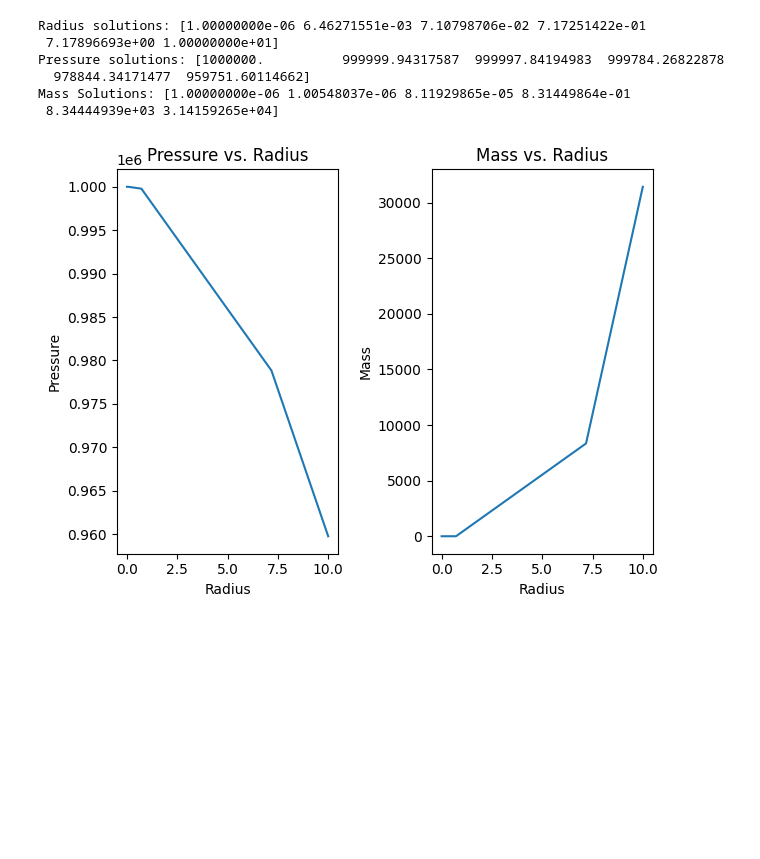
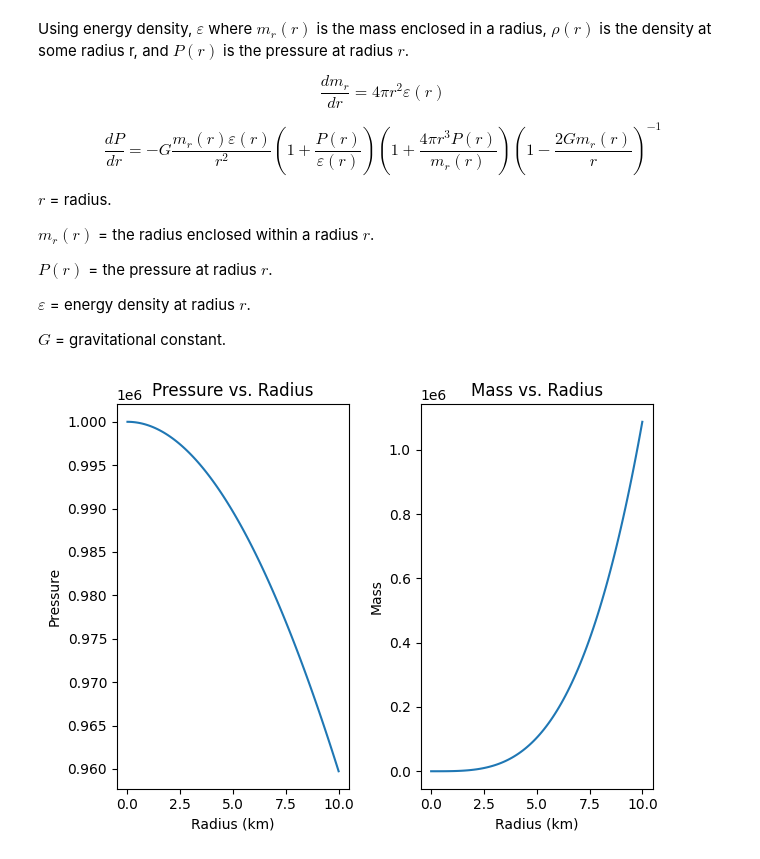
Before and after one commit to EHMD28/learn-scipy, a Jupyter notebook: tov.ipynb, the cells around one changed output. Saved outputs shown, nothing was run; the diff lists cells and outputs as text; code cells hidden in the pictures; blank space fills up the shorter version.

Commit message:
programmatically finding kappa and gamma

```diff
--- a/tov.ipynb
+++ b/tov.ipynb
@@ -50,3 +102,28 @@ $$
+# %% [markdown]
+Using energy density, $\varepsilon$ where $m_r(r)$ is the mass enclosed in a radius, $\rho(r)$ is the density at some radius r, and
+$P(r)$ is the pressure at radius $r$.
+
+$$
+\frac{dm_r}{dr} = 4\pi r^2 \varepsilon(r)
+$$
+
+$$
+\frac{dP}{dr}=
+    -G\frac{m_r(r)\varepsilon(r)}{r^2}
+    \left(1+\frac{P(r)}{\varepsilon(r)}\right)
+    \left(1+\frac{4\pi r^3 P(r)}{m_r(r)}\right)
+    \left(1-\frac{2 Gm_r(r)}{r}\right)^{-1}
+$$
+
+$r$ = radius.
+
+$m_r(r)$ = the radius enclosed within a radius $r$.
+
+$P(r)$ = the pressure at radius $r$.
+
+$\varepsilon$ = energy density at radius $r$.
+
+$G$ = gravitational constant.
 # %%
 import numpy as np
 from scipy.constants import G, pi
@@ -54,12 +131,14 @@ from scipy.integrate import solve_ivp
 
 def energy_density(p):
     '''
-    Calculates the energy density as a function of pressure.
+    Calculates the energy density as a function of pressure using estimated midline values for kappa and gamma.
     '''
-    # TODO: Add valid values
-    K = 1
-    gamma = 2
+    K = kappa_m
+    gamma = gamma_m
     return (p / K) ** (1 / gamma)
+
+def pressure(r):
+    ...
 
 def tov_rhs(r, state):
     '''
@@ -77,54 +156,46 @@ def tov_rhs(r, state):
     dp_dr = f1 * f2 * f3 * f4
     return [dp_dr, dm_dr]
 
+# The interval one which to evaluate solve_ivp()
 R_0 = 1e-6
 R_MAX = 10
-R_SPAN = (R_0, R_MAX)
-P_0 = 1e6
+r_points = np.linspace(R_0, R_MAX, num=100)
+# Central pressure.
+P_C = 1e6
+# Central enclosed mass.
 M_0 = 1e-6
 
 def solve():
-    intial_conditions = (P_0, M_0)
     return solve_ivp(
         tov_rhs,
-        R_SPAN,
-        intial_conditions
+        t_span=(R_0, R_MAX),
+        t_eval=r_points,
+        y0=(P_C, M_0)
     )
-
-solutions = solve()
-r_solutions = solutions.t
-p_solutions = solutions.y[0]
-m_solutions = solutions.y[1]
-
-print(f"Radius solutions: {r_solutions}")
-print(f"Pressure solutions: {p_solutions}")
-print(f"Mass Solutions: {m_solutions}")
-# %% [output]
-Radius solutions: [1.00000000e-06 6.46271551e-03 7.10798706e-02 7.17251422e-01
- 7.17896693e+00 1.00000000e+01]
-Pressure solutions: [1000000.          999999.94317587  999997.84194983  999784.26822878
-  978844.34171477  959751.60114662]
-Mass Solutions: [1.00000000e-06 1.00548037e-06 8.11929865e-05 8.31449864e-01
- 8.34444939e+03 3.14159265e+04]
 # %%
 from matplotlib.axes import Axes
 from matplotlib.figure import Figure
 import matplotlib.pyplot as plt
+
+solutions = solve()
+r_solutions = solutions.t
+p_solutions = solutions.y[0]
+m_solutions = solutions.y[1]
 
 subplots: tuple[Figure, tuple[Axes, Axes]] = plt.subplots(1, 2)
 fig, (ax1, ax2) = subplots
 
 ax1.set_title("Pressure vs. Radius")
 ax1.set_ylabel("Pressure")
-ax1.set_xlabel("Radius")
+ax1.set_xlabel("Radius (km)")
 ax1.plot(r_solutions, p_solutions)
 
 ax2.set_title("Mass vs. Radius")
 ax2.set_ylabel("Mass")
-ax2.set_xlabel("Radius")
+ax2.set_xlabel("Radius (km)")
 ax2.plot(r_solutions, m_solutions)
 
 fig.tight_layout()
 plt.show()
 # %% [output]
-[figure, old version]
+[figure, new version]
```
Also changed, not shown: parts of 3 cells of this notebook, 1 other file.
